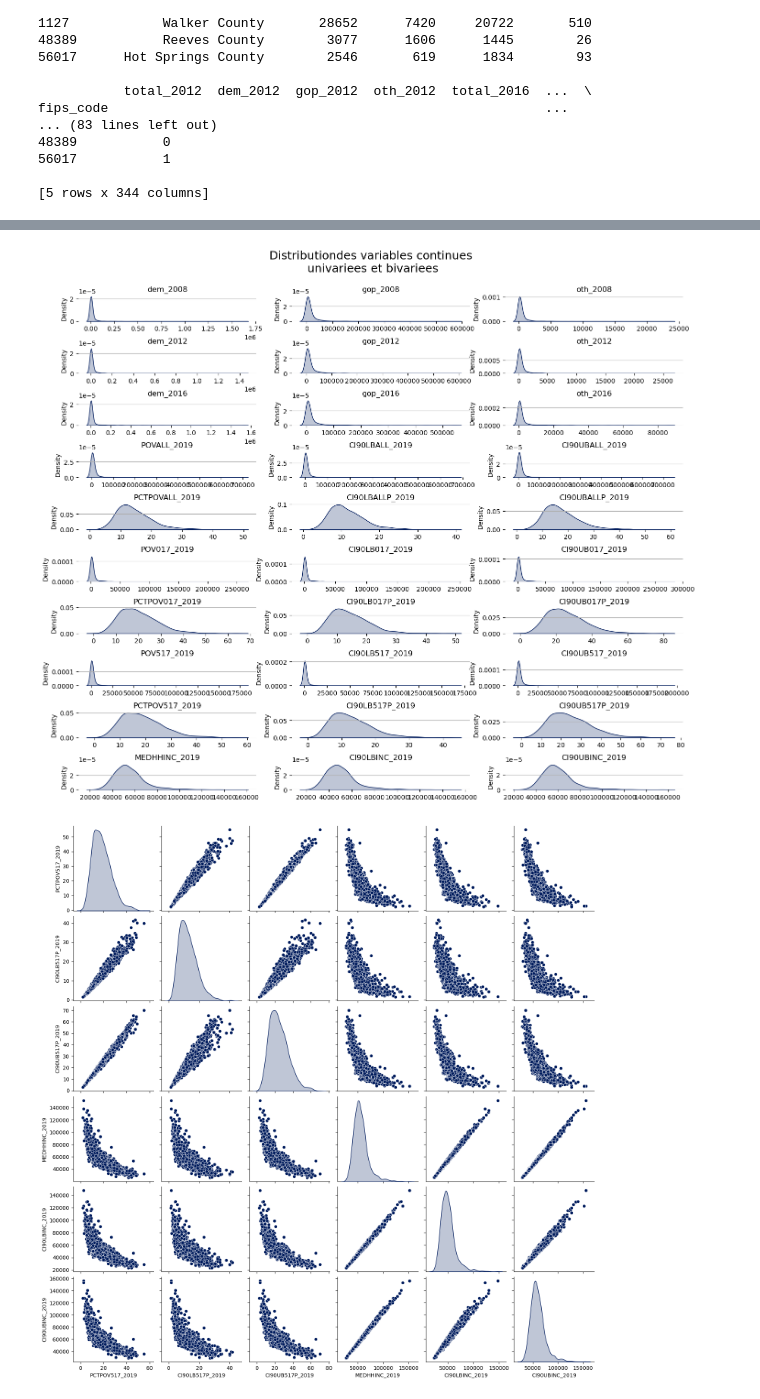
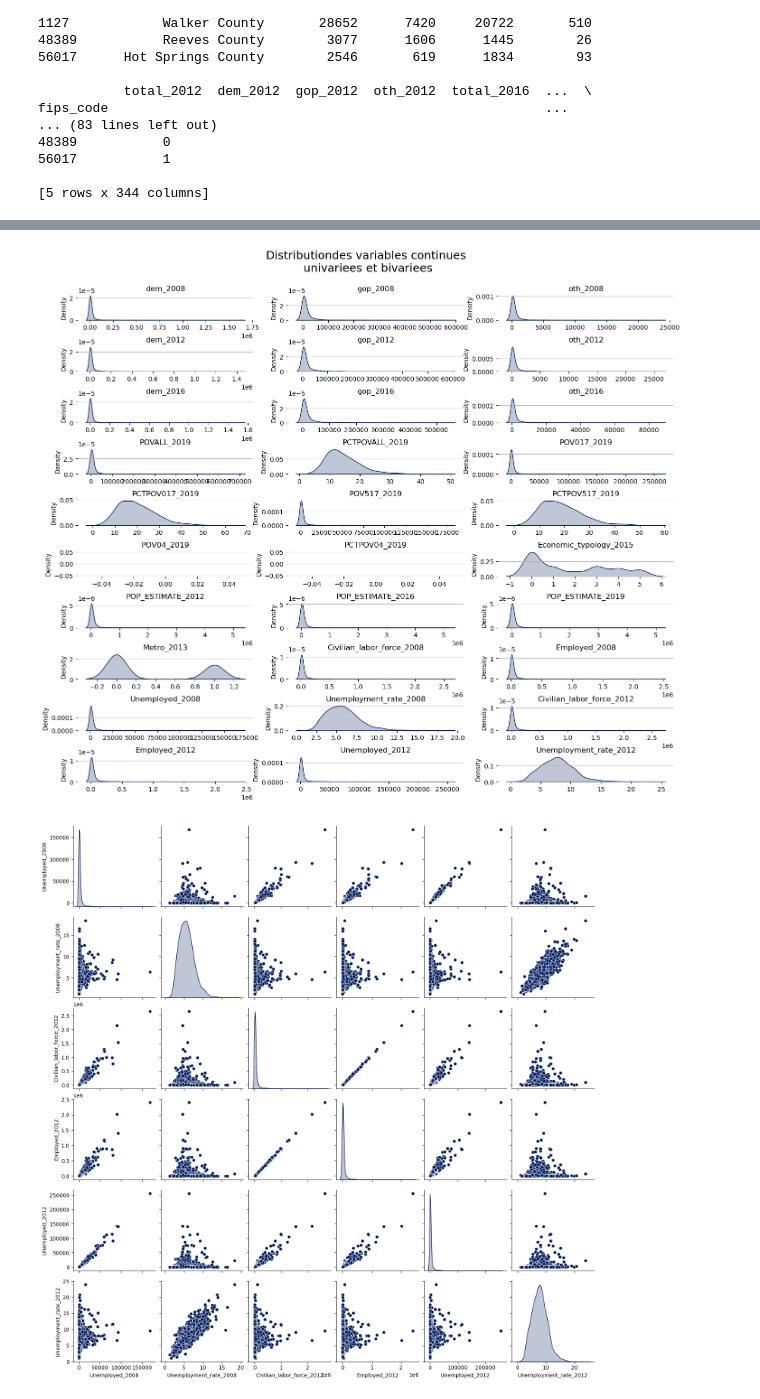
Before and after one commit to pmthioune/sda_projet_classification, a Jupyter notebook: SDA_Projet_Classification.ipynb, the cells around one changed output, grey strips where cells are left out. Cells and saved outputs as stored; diff of their text form; code cells hidden in the pictures.

Commit message:
Partie 2.4 : Distribution des variables v2

```diff
--- a/SDA_Projet_Classification.ipynb
+++ b/SDA_Projet_Classification.ipynb
@@ -90,10 +90,13 @@ print(f"{df_votes['target'].value_counts()}\n")
 # Partie 2.1 : Suppression des variables non pertinentes au regard du dictionnaire de donnnes
 #---------------------------------------------------------------------------------------------------------------
 
-# Les totaux n'ont pas un grand interet a etre modelise car ils seront fortement correlles au nombre de votants dem et gop
+# Les totaux n'ont pas un grand interet a etre modelise
 # Les codes ne sont pas caracteristiques des donnees socio-demographiques
 # Les area name sont presents plusieurs fois dans les donnees
-# Les state sont egalement present plusieurs fois on en garde une seule
+# Les state sont egalement presents plusieurs fois on en garde une seule
+# On supprime les intervalles de confiance de l'estimation des donnees de pauvrete
+# On supprime egalement les donnees de naissance, de mortalite, de variation et de migration
+# On garde les variables les plus pertinentes pour l'etude
 col_to_delete_1 = [col for col in df_votes.columns if 'total' in col]
 col_to_delete_2 = [col for col in df_votes.columns if 'code' in col.lower()]
 col_to_delete_3 = [col for col in df_votes.columns if 'area' in col.lower()]
@@ -101,8 +104,14 @@ col_to_delete_4 = []
 if all(col in df_votes.columns for col in ['State','Stabr']):
     col_to_delete_4 = ['State','Stabr']
     df_votes['state'] = df_votes['State'].iloc[:,0]
-
-list_col_to_delete = col_to_delete_1 + col_to_delete_2 + col_to_delete_3 + col_to_delete_4
+col_to_delete_5 = [col for col in df_votes.columns if 'CI90' in col]
+col_to_delete_6 = [col for col in df_votes.columns if 'birth' in col.lower() or 'death' in col.lower() or \
+                   'CHG' in col or 'MIG' in col or 'GQ' in col or 'INC' in col or 'residual' in col.lower()]
+col_to_save = ['state','county','target','Metro_2013','Economic_typology_2015'] + \
+              [col for col in df_votes.columns if col[-4:] in ['2008','2012','2016','5-19','2019']]
+col_to_delete_7 = [col for col in df_votes.columns if col not in col_to_save]
+list_col_to_delete = col_to_delete_1 + col_to_delete_2 + col_to_delete_3 + col_to_delete_4 + \
+                     col_to_delete_5 + col_to_delete_6 + col_to_delete_7
 df_votes.drop(columns = list_col_to_delete, inplace = True)
 
 #---------------------------------------------------------------------------------------------------------------
@@ -207,2 +216,2 @@ Liste des colonnes numériques :
-[figure, old version]
+[figure, new version]
-[figure, old version]
+[figure, new version]
```
Also changed, not shown: parts of 2 cells of this notebook.
